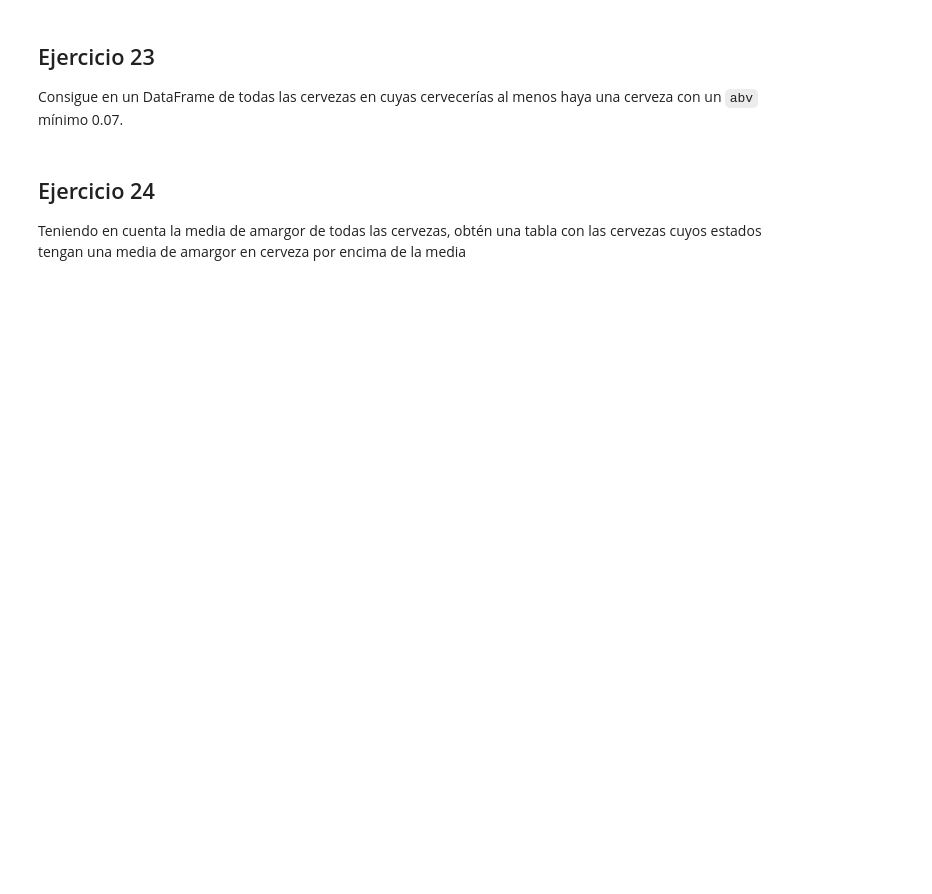
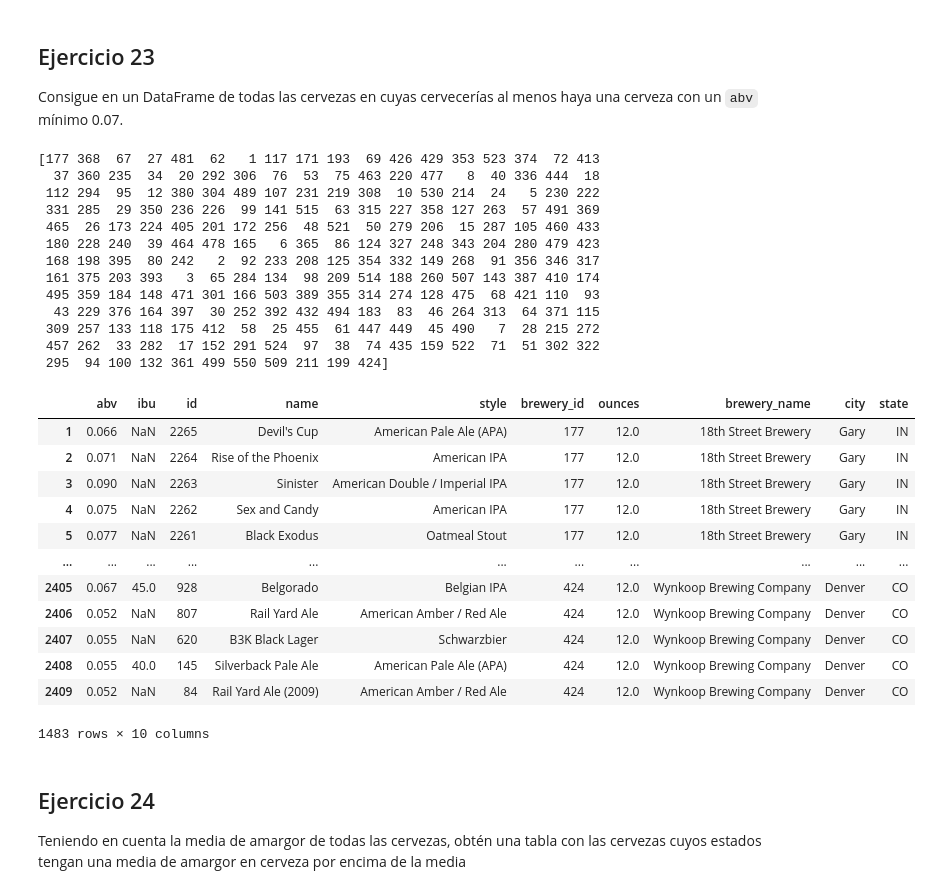
Before and after one commit to quikiel14/AngelosTheBridge, a Jupyter notebook: 2-Data_Analysis/2-Pandas/Practica/6-Beers/birras_repaso_Angelos.ipynb, the cells around one changed output. Drawn from its saved outputs; the diff is of its cells as text; code cells hidden in the pictures; blank space fills up the shorter version.

```diff
--- a/2-Data_Analysis/2-Pandas/Practica/6-Beers/birras_repaso_Angelos.ipynb
+++ b/2-Data_Analysis/2-Pandas/Practica/6-Beers/birras_repaso_Angelos.ipynb
@@ -68,3 +345,6 @@ Representa mediante un *boxplot* de `seaborn` la variable `abv`
 # %% [markdown]
 ## Ejercicio 16
 Carga el datasets de cervecerias `datasets_breweries.csv`
+# %%
+breweries_df = pd.read_csv("data/datasets_breweries.csv")
+breweries_df
@@ -72,3 +366,9 @@ Carga el datasets de cervecerias `datasets_breweries.csv`
 ## Ejercicio 17
 1. Renombra la columna `Unnamed: 0` como `brewery_id`
 2. Renombra también la columna `name` por `brewery_name`. ¿Puedes hacer ambos apartados en una sola sentencia?
+# %%
+# Renombrar ambas columnas en una sola sentencia
+breweries_df.rename(columns={'Unnamed: 0': 'brewery_id', 'name': 'brewery_name'}, inplace=True)
+
+# Mostrar para verificar
+breweries_df.head()
@@ -75,3 +382,8 @@ Carga el datasets de cervecerias `datasets_breweries.csv`
 # %% [markdown]
 ## Ejercicio 18
 Junta los dos datasets que tienes
+# %%
+# Unir ambos datasets usando la columna 'brewery_id' como clave
+cervezas_completo = beers_df.merge(breweries_df, on='brewery_id', how='left')
+
+cervezas_completo.head()
@@ -86,3 +434,14 @@ Agrupa por estado y ciudad, la media, mediana y máximo nivel de alcohol
 # %% [markdown]
 ## Ejercicio 21
 ¿Cuáles son las cervezas más amargas que se consumen en Indiana, estado = `IN`?
+# %%
+estados_unicos = cervezas_completo['state'].unique()
+estados_unicos
+
+cervezas_completo['state'] = cervezas_completo['state'].str.strip()
+
+cervezas_indiana_amargas = cervezas_completo[cervezas_completo['state'] == 'IN']
+cervezas_indiana_amargas = cervezas_indiana_amargas.dropna(subset=['ibu'])
+cervezas_indiana_amargas = cervezas_indiana_amargas.sort_values(by='ibu', ascending=False)
+
+cervezas_indiana_amargas[['name', 'ibu', 'brewery_name', 'city']].head(10)
@@ -94,6 +490,38 @@ Obtén una tabla con los principales estadísticos del campo `ibu`,  a nivel ciu
 Consigue en un DataFrame de todas las cervezas en cuyas cervecerías al menos haya una cerveza con un `abv` mínimo 0.07.
 # %%
 # todas las cervezas, que venda una cervecería, donde al menos una de ellas sea de 0.07 para arriba
+cervecerias_con_abv_alto = cervezas_completo[cervezas_completo['abv'] >= 0.07]['brewery_id'].unique()
+print(cervecerias_con_abv_alto)
+cervezas_con_fuerte = cervezas_completo[cervezas_completo['brewery_id'].isin(cervecerias_con_abv_alto)]
+
+cervezas_con_fuerte
+# %% [output]
+[177 368  67  27 481  62   1 117 171 193  69 426 429 353 523 374  72 413
+  37 360 235  34  20 292 306  76  53  75 463 220 477   8  40 336 444  18
+ 112 294  95  12 380 304 489 107 231 219 308  10 530 214  24   5 230 222
+ 331 285  29 350 236 226  99 141 515  63 315 227 358 127 263  57 491 369
+ 465  26 173 224 405 201 172 256  48 521  50 279 206  15 287 105 460 433
+ 180 228 240  39 464 478 165   6 365  86 124 327 248 343 204 280 479 423
+ 168 198 395  80 242   2  92 233 208 125 354 332 149 268  91 356 346 317
+ 161 375 203 393   3  65 284 134  98 209 514 188 260 507 143 387 410 174
+ 495 359 184 148 471 301 166 503 389 355 314 274 128 475  68 421 110  93
+  43 229 376 164 397  30 252 392 432 494 183  83  46 264 313  64 371 115
+ 309 257 133 118 175 412  58  25 455  61 447 449  45 490   7  28 215 272
+ 457 262  33 282  17 152 291 524  97  38  74 435 159 522  71  51 302 322
+ 295  94 100 132 361 499 550 509 211 199 424]
+|  | abv | ibu | id | name | style | brewery_id | ounces | brewery_name | city | state |
+| 1 | 0.066 | NaN | 2265 | Devil's Cup | American Pale Ale (APA) | 177 | 12.0 | 18th Street Brewery | Gary | IN |
+| 2 | 0.071 | NaN | 2264 | Rise of the Phoenix | American IPA | 177 | 12.0 | 18th Street Brewery | Gary | IN |
+| 3 | 0.090 | NaN | 2263 | Sinister | American Double / Imperial IPA | 177 | 12.0 | 18th Street Brewery | Gary | IN |
+| 4 | 0.075 | NaN | 2262 | Sex and Candy | American IPA | 177 | 12.0 | 18th Street Brewery | Gary | IN |
+| 5 | 0.077 | NaN | 2261 | Black Exodus | Oatmeal Stout | 177 | 12.0 | 18th Street Brewery | Gary | IN |
+| ... | ... | ... | ... | ... | ... | ... | ... | ... | ... | ... |
+| 2405 | 0.067 | 45.0 | 928 | Belgorado | Belgian IPA | 424 | 12.0 | Wynkoop Brewing Company | Denver | CO |
+| 2406 | 0.052 | NaN | 807 | Rail Yard Ale | American Amber / Red Ale | 424 | 12.0 | Wynkoop Brewing Company | Denver | CO |
+| 2407 | 0.055 | NaN | 620 | B3K Black Lager | Schwarzbier | 424 | 12.0 | Wynkoop Brewing Company | Denver | CO |
+| 2408 | 0.055 | 40.0 | 145 | Silverback Pale Ale | American Pale Ale (APA) | 424 | 12.0 | Wynkoop Brewing Company | Denver | CO |
+| 2409 | 0.052 | NaN | 84 | Rail Yard Ale (2009) | American Amber / Red Ale | 424 | 12.0 | Wynkoop Brewing Company | Denver | CO |
+1483 rows × 10 columns
 # %% [markdown]
 ## Ejercicio 24
 Teniendo en cuenta la media de amargor de todas las cervezas, obtén una tabla con las cervezas cuyos estados tengan una media de amargor en cerveza por encima de la media
```
Also changed, not shown: parts of 27 cells of this notebook, 14 other files.
